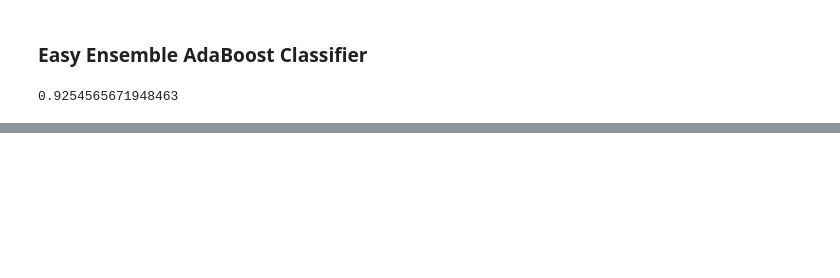
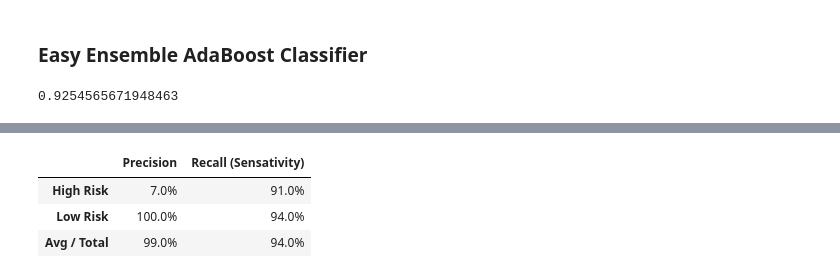
Before and after one commit to PopeScooby/Credit_Risk_Analysis, a Jupyter notebook: credit_risk_ensemble.ipynb, the cells around one changed output, grey strips where cells are left out. Saved outputs shown, nothing was run; the diff lists cells and outputs as text; code cells hidden in the pictures; blank space fills up the shorter version.

```diff
--- a/credit_risk_ensemble.ipynb
+++ b/credit_risk_ensemble.ipynb
@@ -231,0 +256,6 @@ avg / total       1.00      1.00      0.35      1.00      0.59      0.37     172
+# %%
+bas = balanced_accuracy_score(y_test, ee_pred)
+cm_df = pd.DataFrame(confusion_matrix(y_test, ee_pred), index=["High Risk (Actual)","Low Risk (Actual)"], columns=["High Risk (Predicted)", "Low Risk (Predicted)"])
+cri = classification_report_imbalanced(y_test, ee_pred)
+print("Balanced Accuracy Score: " + format(bas,'.2%'))
+cm_df.style.set_table_styles([dict(selector="th",props=[('max-width', '75px')])])
@@ -231,0 +267,11 @@ avg / total       1.00      1.00      0.35      1.00      0.59      0.37     172
+# %%
+cri_df = pd.read_csv(StringIO(re.sub(r'[-+|]', '', cri)), sep='\s{2,}', engine='python')
+cri_df = cri_df[["pre", "rec"]]
+cri_df[["pre", "rec"]] = (cri_df[["pre","rec"]] * 100).round(2).astype(str) + '%'
+cri_df.rename(index={"high_risk":"High Risk", "low_risk":"Low Risk","avg / total":"Avg / Total"}, columns={"pre":"Precision", "rec":"Recall (Sensativity)"}, inplace= True)
+cri_df.style.set_table_styles([dict(selector="th",props=[('max-width', '75px')])])
+# %% [output]
+|  | Precision | Recall (Sensativity) |
+| High Risk | 7.0% | 91.0% |
+| Low Risk | 100.0% | 94.0% |
+| Avg / Total | 99.0% | 94.0% |
```
Also changed, not shown: parts of 5 cells of this notebook, 13 other files.
